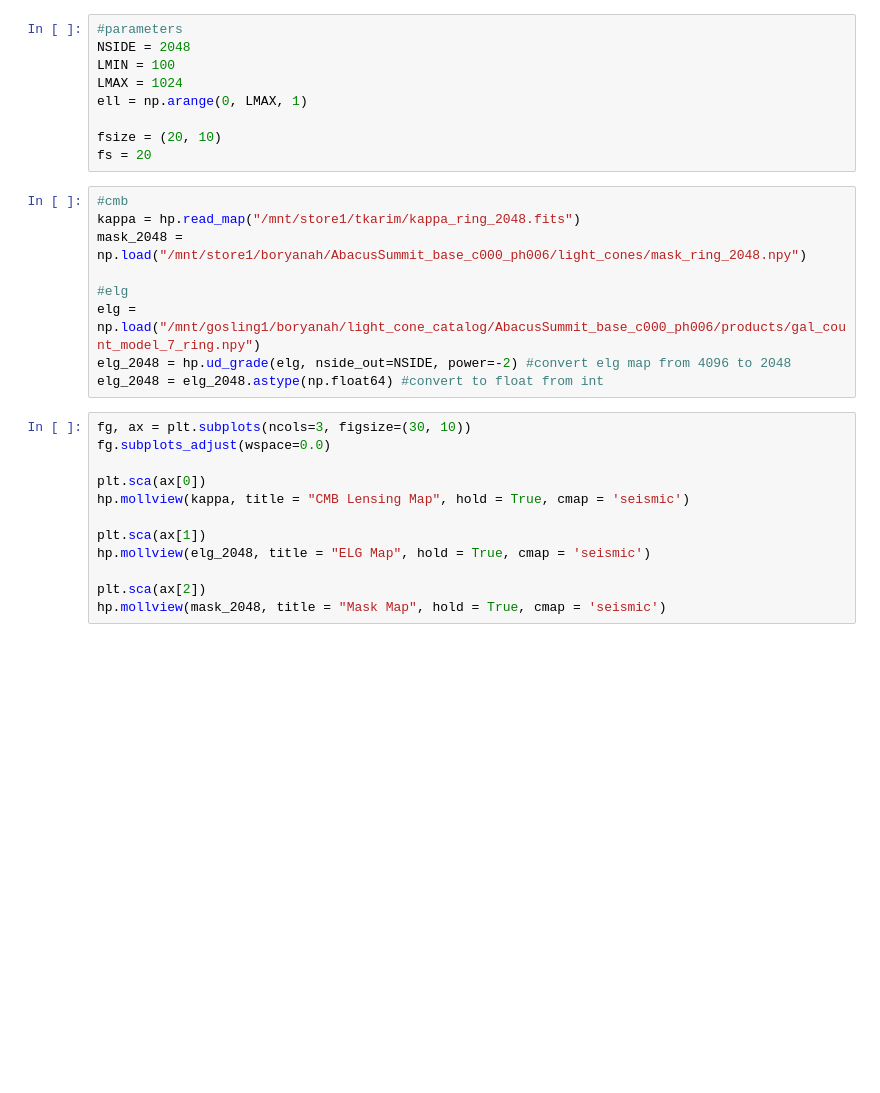
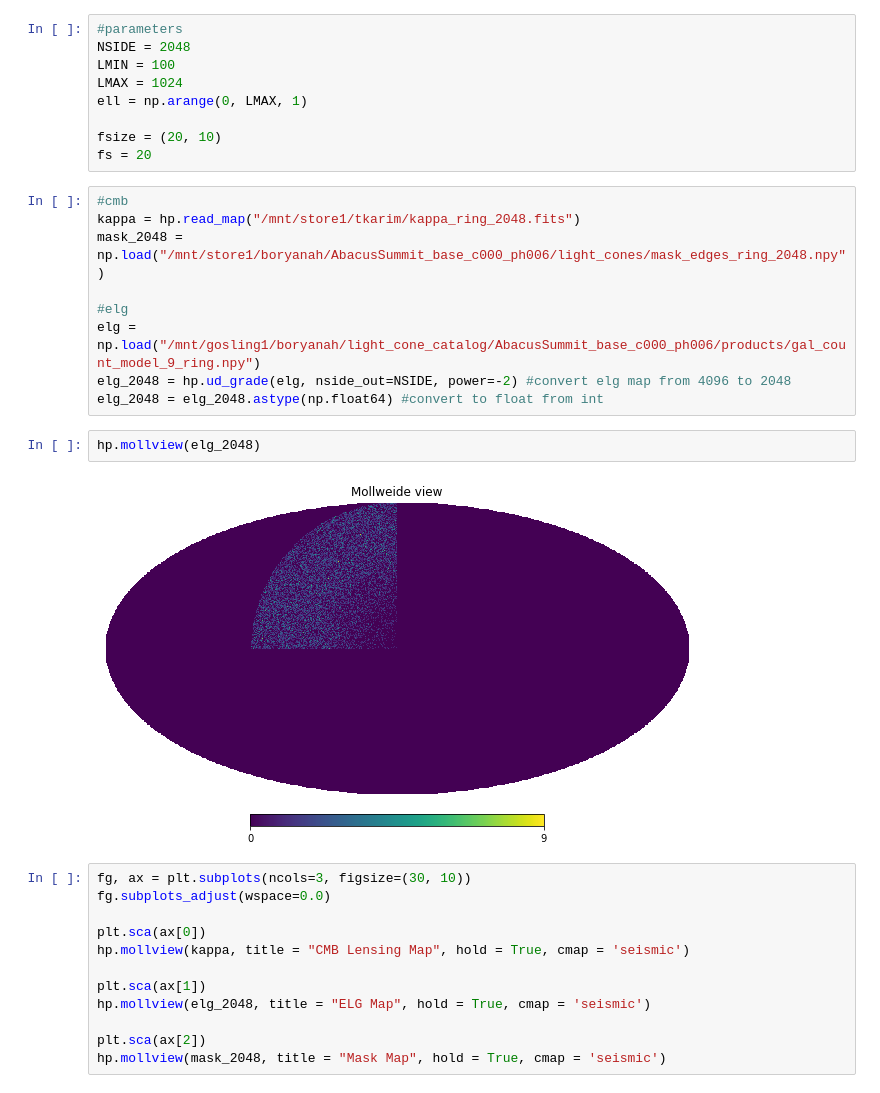
Before and after one commit to tanveerkarim/desi-lensing-cc, a Jupyter notebook: notebooks/AbacusSummit_test.ipynb, the cells around one changed output. Cells and saved outputs as stored; diff of their text form; blank space fills up the shorter version.

```diff
--- a/notebooks/AbacusSummit_test.ipynb
+++ b/notebooks/AbacusSummit_test.ipynb
@@ -25,12 +25,16 @@ fs = 20
 # %%
 #cmb
 kappa = hp.read_map("/mnt/store1/tkarim/kappa_ring_2048.fits")
-mask_2048 = np.load("/mnt/store1/boryanah/AbacusSummit_base_c000_ph006/light_cones/mask_ring_2048.npy")
+mask_2048 = np.load("/mnt/store1/boryanah/AbacusSummit_base_c000_ph006/light_cones/mask_edges_ring_2048.npy")
 
 #elg
-elg = np.load("/mnt/gosling1/boryanah/light_cone_catalog/AbacusSummit_base_c000_ph006/products/gal_count_model_7_ring.npy")
+elg = np.load("/mnt/gosling1/boryanah/light_cone_catalog/AbacusSummit_base_c000_ph006/products/gal_count_model_9_ring.npy")
 elg_2048 = hp.ud_grade(elg, nside_out=NSIDE, power=-2) #convert elg map from 4096 to 2048
 elg_2048 = elg_2048.astype(np.float64) #convert to float from int
+# %%
+hp.mollview(elg_2048)
+# %% [output]
+[figure, added]
 # %%
 fg, ax = plt.subplots(ncols=3, figsize=(30, 10))
 fg.subplots_adjust(wspace=0.0)
```
Also changed, not shown: parts of 19 cells of this notebook, 1 other file.
